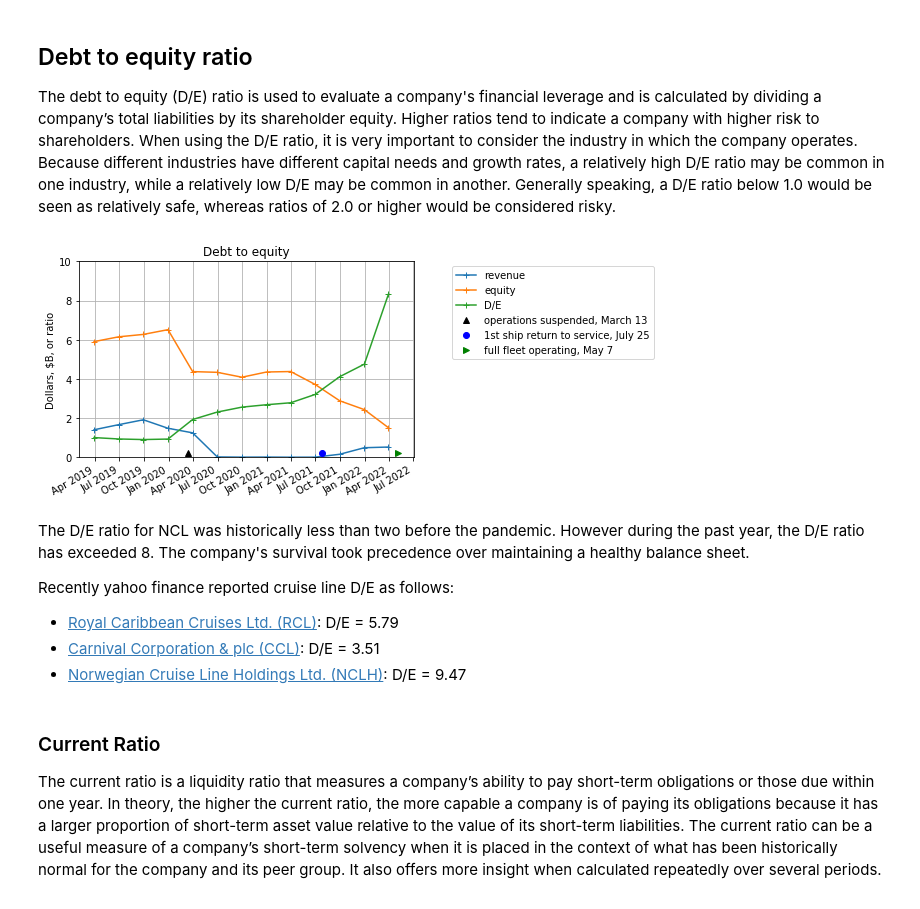
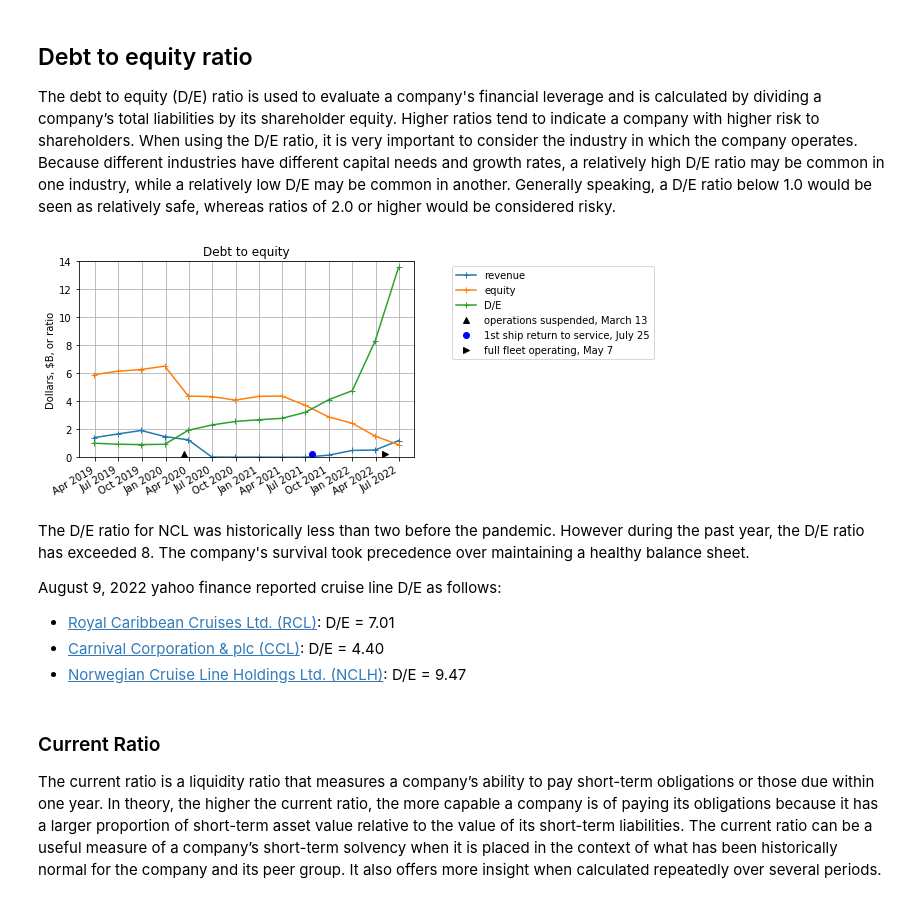
Before and after one commit to Tiburonboy/objective-blue-fish, a Jupyter notebook: NCLHv1 analysis.ipynb, the cells around one changed output. Saved outputs shown, nothing was run; the diff lists cells and outputs as text; code cells hidden in the pictures.

```diff
--- a/NCLHv1 analysis.ipynb
+++ b/NCLHv1 analysis.ipynb
@@ -3011,6 +3015,7 @@ net_increase_in_cash_and_cash_equivalents_qrtr_data = df_qrt_sheet.iloc[33].to_n
 cash_and_cash_equivalents_at_beginning_of_period_qrtr_data = df_qrt_sheet.iloc[34].to_numpy()[1:].astype('float')
 cash_and_cash_equivalents_at_end_of_period_qrtr_data = df_qrt_sheet.iloc[35].to_numpy()[1:].astype('float')
 weighted_average_shares_outstanding_basic_qrtr_data = df_qrt_sheet.iloc[36].to_numpy()[1:].astype('float')
+future_cruise_credits_qrtr_data = df_qrt_sheet.iloc[37].to_numpy()[1:].astype('float')
 # %% [markdown]
 The code below takes the temporary variables, converts thousands of dollars to actual dollars, by multiplying by 1000, reverses the order of the data and stores the data back into a new dataframe.
 # %%
@@ -3053,6 +3058,7 @@ df_qrtr_data = pd.DataFrame(data={
     'net_increase_in_cash_and_cash_equivalents':net_increase_in_cash_and_cash_equivalents_qrtr_data[::-1]*1000,
     'cash_and_cash_equivalents_at_beginning_of_period':cash_and_cash_equivalents_at_beginning_of_period_qrtr_data[::-1]*1000,
     'cash_and_cash_equivalents_at_end_of_period':cash_and_cash_equivalents_at_end_of_period_qrtr_data[::-1]*1000,
-    'weighted_average_shares_outstanding_basic':weighted_average_shares_outstanding_basic_qrtr_data[::-1]
+    'weighted_average_shares_outstanding_basic':weighted_average_shares_outstanding_basic_qrtr_data[::-1],
+    'future_cruise_credits':future_cruise_credits_qrtr_data[::-1]
     })
 # %% [markdown]
@@ -3228,42 +3249,42 @@ ax1.plot(df_qrtr_data['QTR'],(df_qrtr_data['total_assets']-df_qrtr_data['total_l
 ax1.plot(df_qrtr_data['QTR'],df_qrtr_data['long_term_debt']/(df_qrtr_data['total_assets']-df_qrtr_data['total_liabilities']),'-+',label='D/E')
 
 ax1.plot(pd.Timestamp(datetime(2020,3,13)),0.2,'^k',label='operations suspended, March 13') # March 13, 2020, operations suspended
 ax1.plot(pd.Timestamp(datetime(2021,7,25)),0.2,'ob',label='1st ship return to service, July 25') # July 25, 2021, 1st ship return to service
-ax1.plot(pd.Timestamp(datetime(2022,5,7)),0.2,'>g',label='full fleet operating, May 7') # May 7 2022, full fleet operating
+ax1.plot(pd.Timestamp(datetime(2022,5,7)),0.2,'>k',label='full fleet operating, May 7') # May 7 2022, full fleet operating
 
 
 ax1.tick_params(axis='y')
-ax1.set_ylim((0,10))
+ax1.set_ylim((0,14))
 ax1.legend(bbox_to_anchor=(1.1, 1))
 plt.grid()
 
 # instantiate a second y-axes that shares the same x-axis
 #ax2 = ax1.twinx()
 #color = 'tab:green'
 
 #ax2.plot(df_qrtr_data['QTR'],df_qrtr_data['total_current_assets']/df_qrtr_data['total_current_liabilities'],'-.g',label='current ratio')
 
 #ax2.set_ylabel('current ratio',color=color)
 #ax2.tick_params(axis='y', labelcolor=color)
 #ax2.set_ylim((0,3))
 #ax2.legend(bbox_to_anchor=(1.45, 0))
 
 X = plt.gca().xaxis
 X.set_major_locator(locator)
 # Specify formatter
 X.set_major_formatter(fmt)
 plt.gcf().autofmt_xdate()
 
 plt.title('Debt to equity')
 plt.show()
 # %% [output]
-[figure, old version]
+[figure, new version]
 # %% [markdown]
 The D/E ratio for NCL was historically less than two before the pandemic. However during the past year, the D/E ratio has exceeded 8. The company's survival took precedence over maintaining a healthy balance sheet.
 
-Recently yahoo finance reported cruise line D/E as follows:
-- [Royal Caribbean Cruises Ltd. (RCL)](https://finance.yahoo.com/quote/RCL/key-statistics?p=RCL): D/E = 5.79
-- [Carnival Corporation & plc (CCL)](https://finance.yahoo.com/quote/CCL/key-statistics?p=CCL): D/E = 3.51
+August 9, 2022 yahoo finance reported cruise line D/E as follows:
+- [Royal Caribbean Cruises Ltd. (RCL)](https://finance.yahoo.com/quote/RCL/key-statistics?p=RCL): D/E = 7.01
+- [Carnival Corporation & plc (CCL)](https://finance.yahoo.com/quote/CCL/key-statistics?p=CCL): D/E = 4.40
 - [Norwegian Cruise Line Holdings Ltd. (NCLH)](https://finance.yahoo.com/quote/NCLH/key-statistics?p=NCLH): D/E = 9.47
 # %% [markdown]
 ### Current Ratio
```
Also changed, not shown: parts of 55 cells of this notebook, 1 other file.
